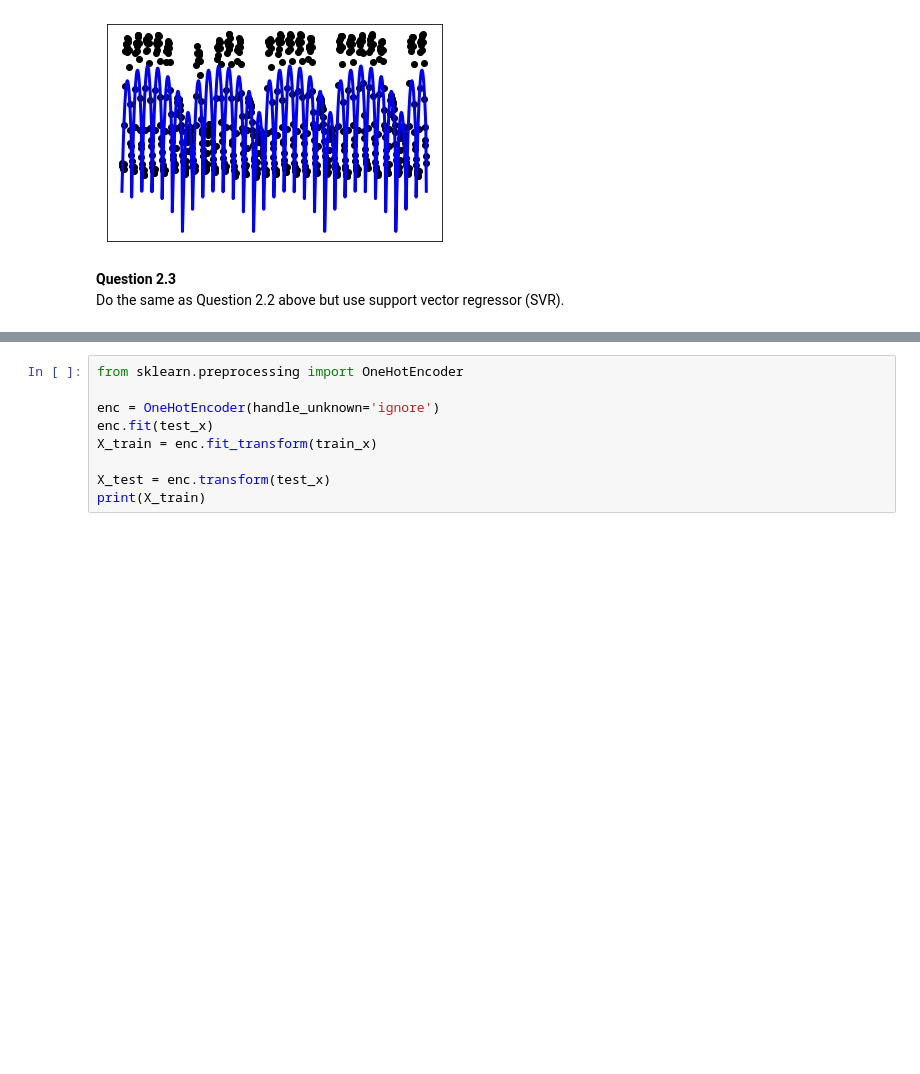
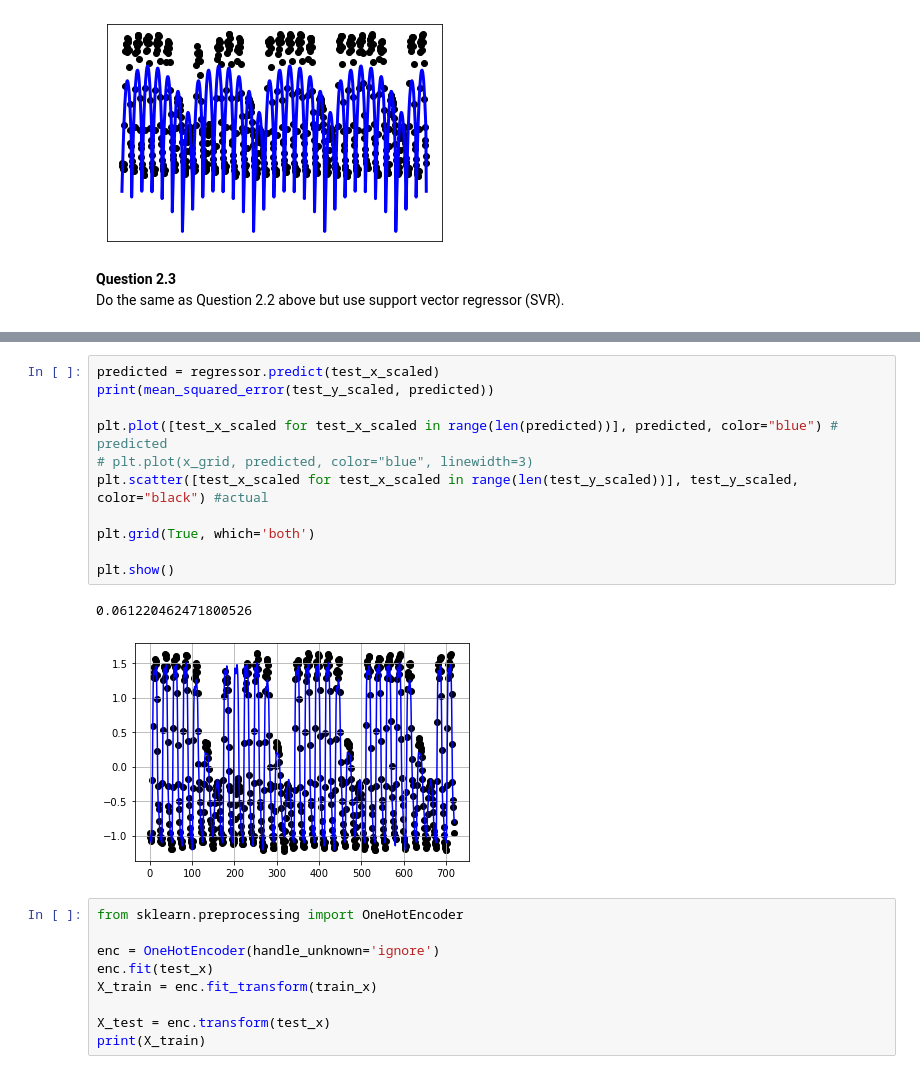
Before and after one commit to EthanWong2212/EE4211_Proj, a Jupyter notebook: part2_test.ipynb, the cells around one changed output, grey strips where cells are left out. Drawn from its saved outputs; the diff is of its cells as text; blank space fills up the shorter version.

```diff
--- a/part2_test.ipynb
+++ b/part2_test.ipynb
@@ -282,3 +260,17 @@ NameError: name 'X' is not defined
+# %%
+predicted = regressor.predict(test_x_scaled)
+print(mean_squared_error(test_y_scaled, predicted))
+
+plt.plot([test_x_scaled for test_x_scaled in range(len(predicted))], predicted, color="blue") # predicted
+# plt.plot(x_grid, predicted, color="blue", linewidth=3)
+plt.scatter([test_x_scaled for test_x_scaled in range(len(test_y_scaled))], test_y_scaled, color="black") #actual
+
+plt.grid(True, which='both')
+
+plt.show()
+# %% [output]
+0.061220462471800526
+[figure, added]
 # %%
 from sklearn.preprocessing import OneHotEncoder
 
```
Also changed, not shown: parts of 5 cells of this notebook.
